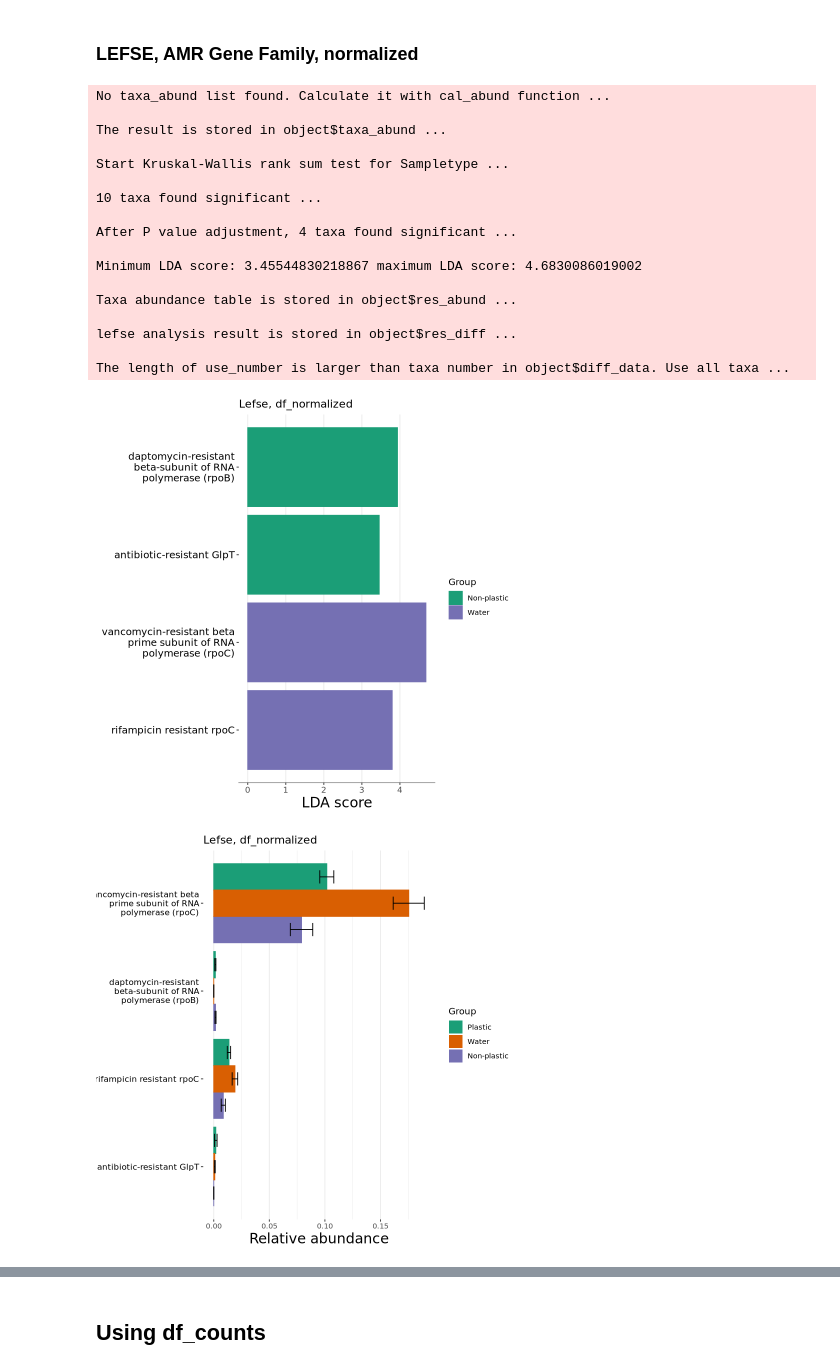
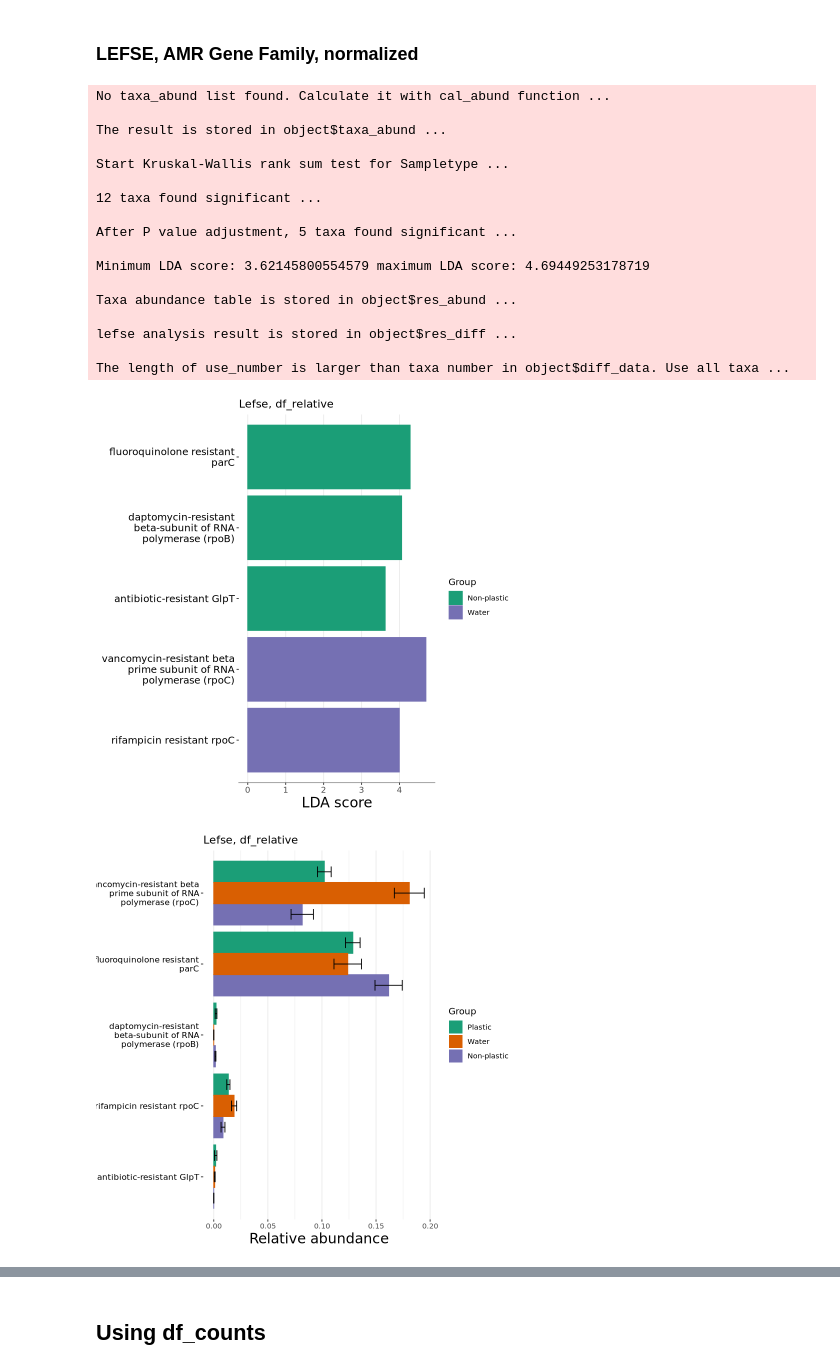
Before and after one commit to blomfelt/plastisphere, a Jupyter notebook: plastisphere.ipynb, the cells around one changed output, grey strips where cells are left out. Saved outputs shown, nothing was run; the diff lists cells and outputs as text; code cells hidden in the pictures.

```diff
--- a/plastisphere.ipynb
+++ b/plastisphere.ipynb
@@ -343,5 +325,6 @@ A tibble: 6 × 6
 # %%
-sample_metadata <- data.frame(Sample = names(df_normalized)[-1]) %>%
+#df_normalized
+sample_metadata <- data.frame(Sample = names(df_relative)[-1]) %>%
     # Remove the read direction to get the common acccession name
     mutate(run_accession = str_remove(Sample, "_1|_2")) %>%
     # Add the metadata by run_accession
@@ -610,6 +579,6 @@ Warning message:
 # %%
 # Create dataframes for microeco to use
-microeco_otutable <- df_normalized %>%
+microeco_otutable <- df_relative %>%
     column_to_rownames("Description") %>%
     # Replace all NA:s with zeros?
     mutate_all(~replace(., is.na(.), 0))
@@ -620,7 +589,7 @@ microeco_sampleinfo <- sample_metadata %>%
     column_to_rownames("Sample")
 
 
-microeco_taxtable <- df_normalized %>%
+microeco_taxtable <- df_relative %>%
     # Extract and add mutation names (Note "Wildtype" in some)
     mutate(Mutations = str_split_i(Description, ":", i = 1),
            Name = str_split_i(Description, ":", i = 2)) %>%
@@ -654,38 +623,38 @@ lefse_norm <- trans_diff$new(dataset = mt, method = "lefse", group = "Sampletype
 
 # Not all genes are integers: (since they are all between 0 and 1)
 #t1 <- trans_diff$new(dataset = mt, method = "ALDEx2_t", group = "Sampletype", alpha = 0.01)
 
 lefse_norm$plot_diff_bar(
     group_order = c("Plastic", "Non-plastic", "Water"),
     color_group_map = TRUE,
     threshold = 1
     ) +
     scale_x_discrete(labels = label_wrap(30)) +
-        labs(title = "Lefse, df_normalized")
+        labs(title = "Lefse, df_relative")
 
 lefse_norm$plot_diff_abund(
     use_number = 1:30
     ) +
     scale_x_discrete(labels = label_wrap(30)) +
-        labs(title = "Lefse, df_normalized")
+        labs(title = "Lefse, df_relative")
 # %% [output]
 No taxa_abund list found. Calculate it with cal_abund function ...
 
 The result is stored in object$taxa_abund ...
 
 Start Kruskal-Wallis rank sum test for Sampletype ...
 
-10 taxa found significant ...
+12 taxa found significant ...
 
-After P value adjustment, 4 taxa found significant ...
+After P value adjustment, 5 taxa found significant ...
 
-Minimum LDA score: 3.45544830218867 maximum LDA score: 4.6830086019002
+Minimum LDA score: 3.62145800554579 maximum LDA score: 4.69449253178719
 
 Taxa abundance table is stored in object$res_abund ...
 
 lefse analysis result is stored in object$res_diff ...
 
 The length of use_number is larger than taxa number in object$diff_data. Use all taxa ...
-[figure, old version]
+[figure, new version]
-[figure, old version]
+[figure, new version]
 # %% [markdown]
```
Also changed, not shown: parts of 15 cells of this notebook.
